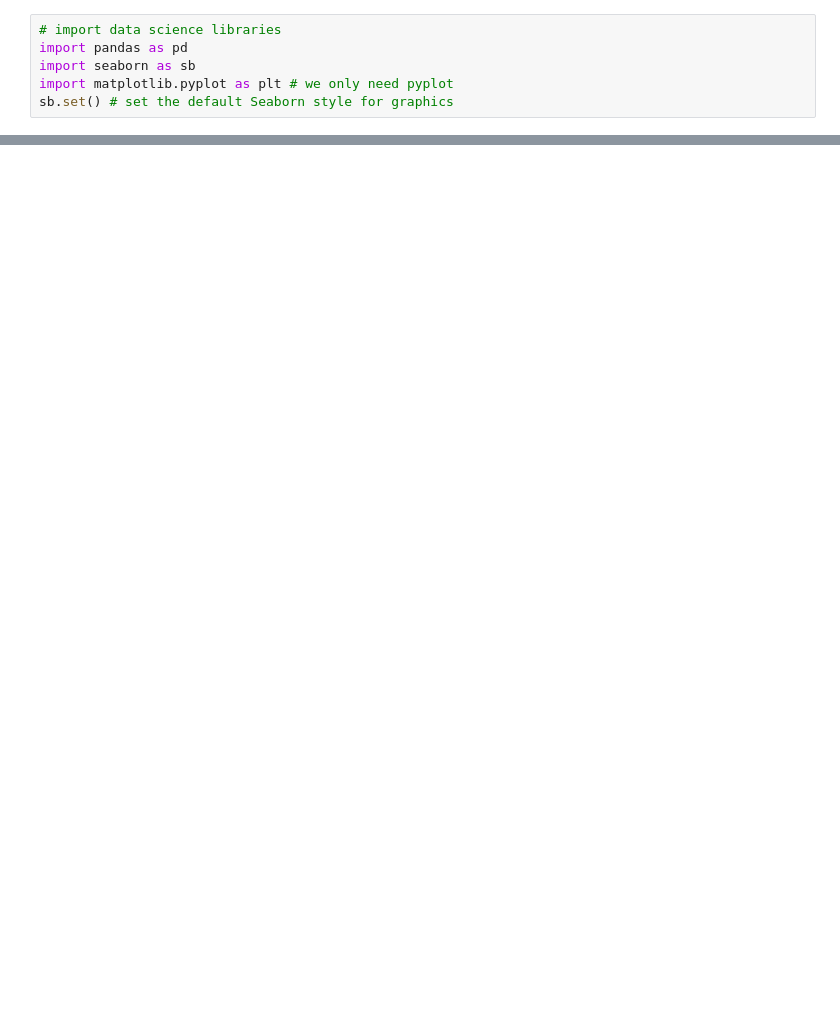
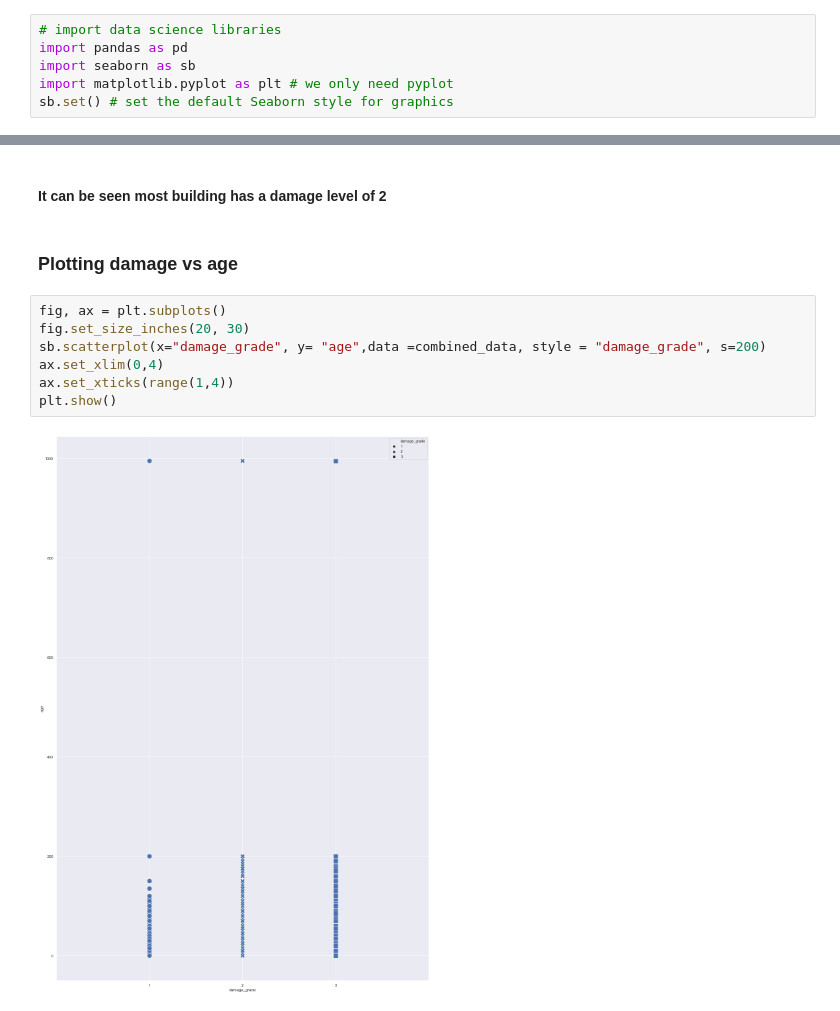
Before and after one commit to jshah39/DataSci, a Jupyter notebook: src/earthquake.ipynb, the cells around one changed output, grey strips where cells are left out. Cells and saved outputs as stored; diff of their text form; blank space fills up the shorter version.

```diff
--- a/src/earthquake.ipynb
+++ b/src/earthquake.ipynb
@@ -56,0 +106,13 @@ sb.countplot(x='count_floors_pre_eq',hue = 'damage_grade', data=data_frame)
+# %% [markdown]
+#### It can be seen most building has a damage level of 2
+# %% [markdown]
+### Plotting damage vs age
+# %%
+fig, ax = plt.subplots()
+fig.set_size_inches(20, 30)
+sb.scatterplot(x="damage_grade", y= "age",data =combined_data, style = "damage_grade", s=200)
+ax.set_xlim(0,4)
+ax.set_xticks(range(1,4))
+plt.show()
+# %% [output]
+[figure, added]
```
Also changed, not shown: parts of 93 cells of this notebook.
